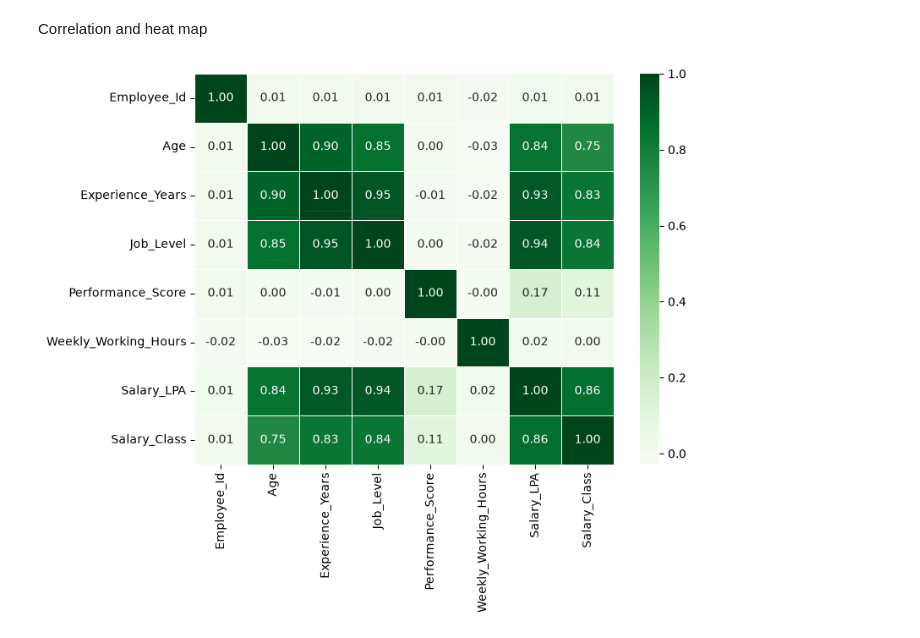
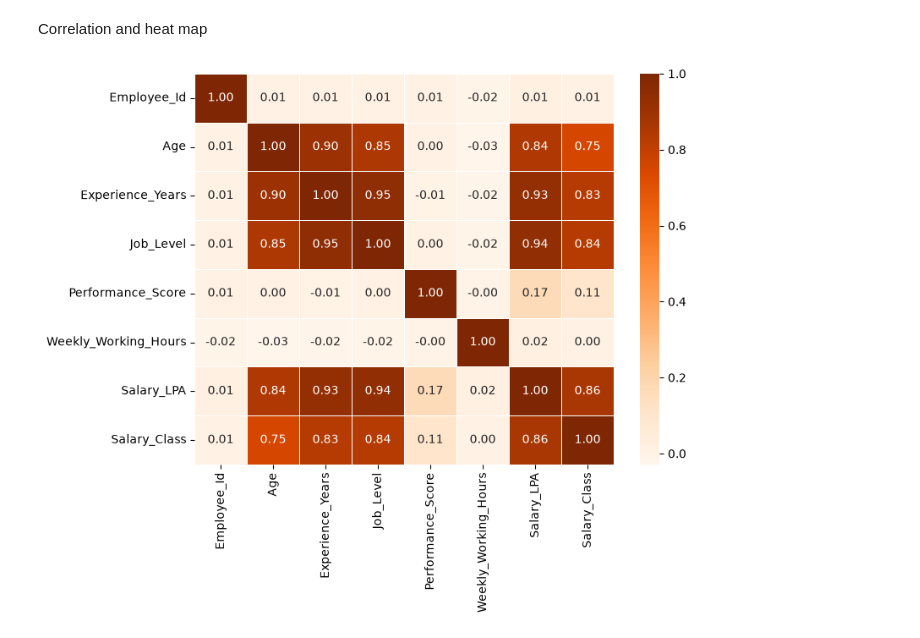
Before and after one commit to asifrahmanshaik27/AIML-PROJECT, a Jupyter notebook: Logistic_Regression.ipynb, the cells around one changed output. Saved outputs shown, nothing was run; the diff lists cells and outputs as text; code cells hidden in the pictures.

```diff
--- a/Logistic_Regression.ipynb
+++ b/Logistic_Regression.ipynb
@@ -194,16 +210,16 @@ Correlation and heat map
 # %%
 import  matplotlib.pyplot as plt
 import seaborn as sns
 corr_matrix=df.corr(numeric_only=True)
 plt.figure(figsize=(8,6))
 sns.heatmap(
     corr_matrix,
     annot=True,
-    cmap="Greens",
+    cmap="Oranges",
     fmt=".2f",
     linewidths=0.5
 )
 plt.title = ("correlation matrix")
 plt.show()
 # %% [output]
-[figure, old version]
+[figure, new version]
```
Also changed, not shown: parts of 3 cells of this notebook.
